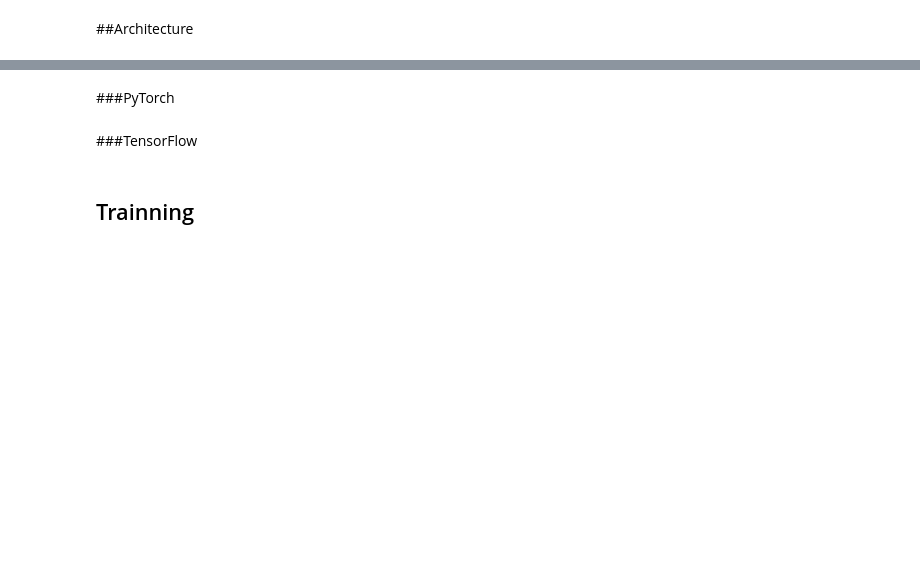
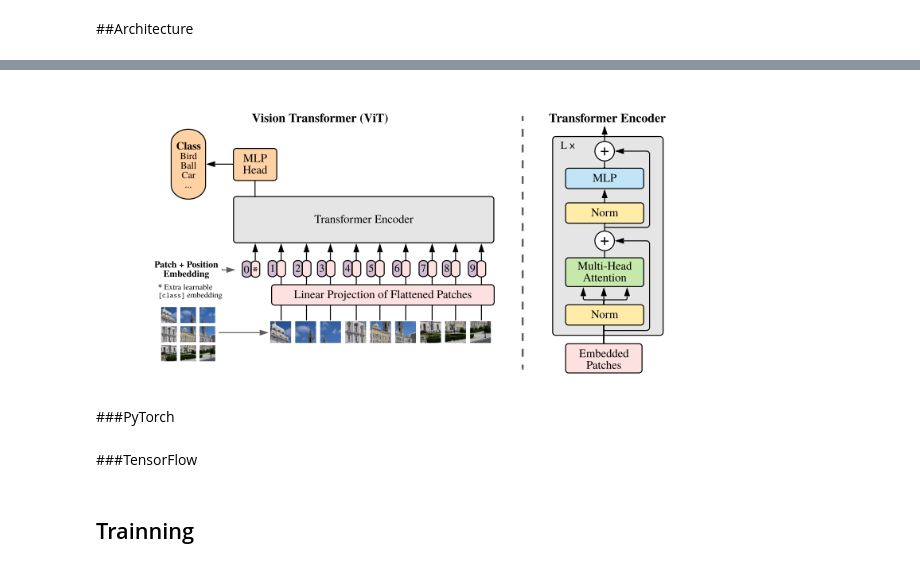
Before and after one commit to nomadicsenseis/VisionTransformer, a Jupyter notebook: VisionTransformer.ipynb, the cells around one changed output, grey strips where cells are left out. Saved outputs shown, nothing was run; the diff lists cells and outputs as text; code cells hidden in the pictures; blank space fills up the shorter version.

```diff
--- a/VisionTransformer.ipynb
+++ b/VisionTransformer.ipynb
@@ -11,3 +13,8 @@ As for the actual frameworks, I will go for PyTorch and AWS, more specifically I
+# %%
+from IPython.display import Image
+Image(filename='/content/ViTransformer.png', width=600, height=350)
+# %% [output]
+[figure, added]
 # %% [markdown]
 ###PyTorch
 # %% [markdown]
```
Also changed, not shown: parts of 2 cells of this notebook.
